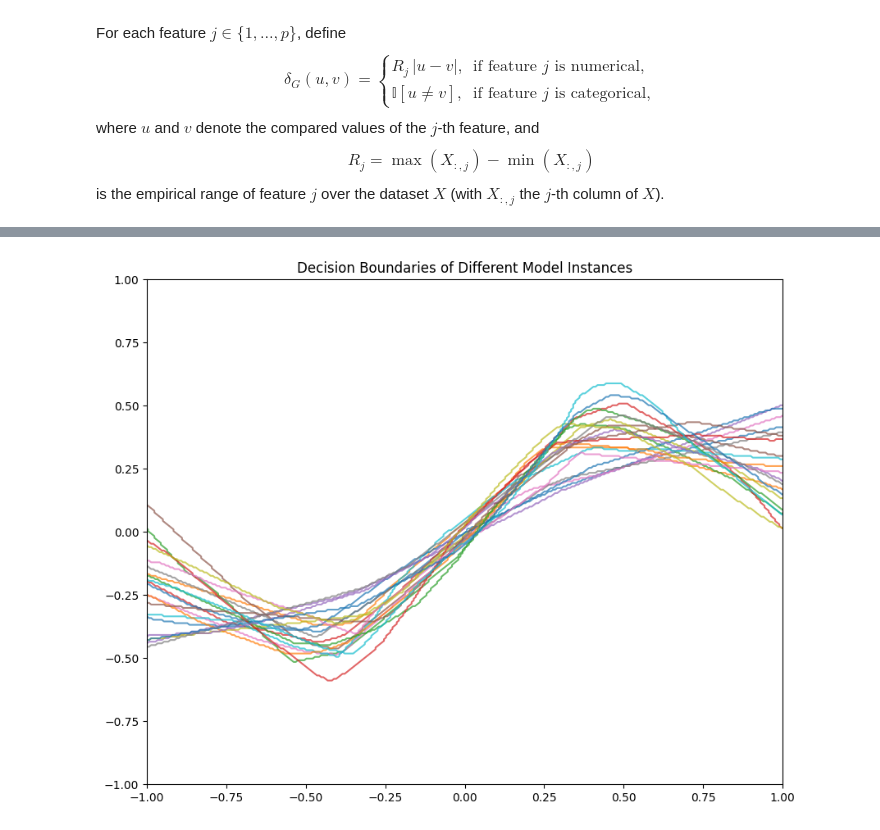
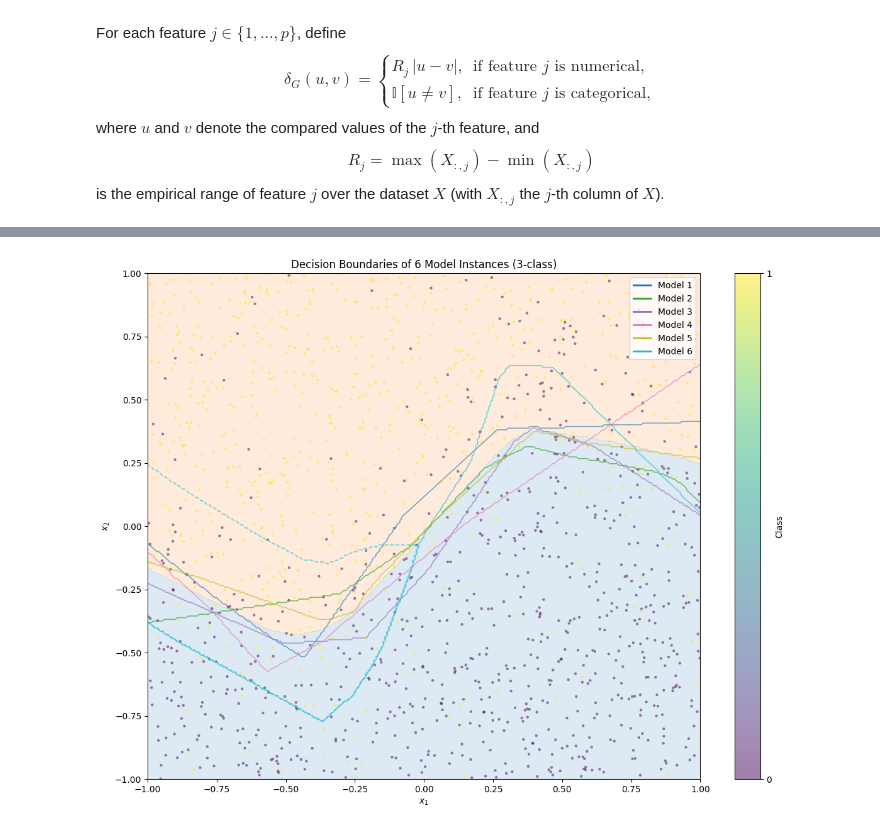
Before and after one commit to 42logos/uamocf, a Jupyter notebook: nd_mmo.ipynb, the cells around one changed output, grey strips where cells are left out. Cells and saved outputs as stored; diff of their text form; code cells hidden in the pictures.

```diff
--- a/nd_mmo.ipynb
+++ b/nd_mmo.ipynb
@@ -225,8 +457,8 @@ class SimpleNN(nn.Module):
         self.net = nn.Sequential(
             nn.Linear(2, 16), nn.ReLU(),
             nn.Linear(16, 16), nn.ReLU(),
-            # nn.Linear(16, 16), nn.ReLU(),
-            nn.Linear(16, 2)
+            nn.Linear(16, 16), nn.ReLU(),
+            nn.Linear(16, 3)
         )
 
     def forward(self, x):
@@ -369,7 +626,7 @@ is the empirical range of feature $j$ over the dataset $X$
 # %%
 # now we repeating the data generation with the model training to get the different model weights and posterior distributions of the model parameters
 
-num_repeats = 20
+num_repeats = 5
 models = []
 
 for repeat in range(num_repeats):
@@ -423,17 +680,75 @@ for repeat in range(num_repeats):
     models.append(_model)
 # %%
 models.append(model)  # include the first model as well
-#now we draw the decision boundary for each model in one plot
-plt.figure(figsize=(10, 8))
+
+# Draw multi-class decision boundaries for each model
+# Works for both binary and multi-class classification
+
+plt.figure(figsize=(12, 9))
 
 xx, yy = np.meshgrid(np.linspace(-1, 1, 300), np.linspace(-1.0, 1, 300))
 grid = np.c_[xx.ravel(), yy.ravel()]
 
+# Detect number of classes from first model output
+with torch.no_grad():
+    sample_out = model(torch.tensor(grid[:1], dtype=torch.float32).to(device))
+    n_classes = sample_out.shape[1]
+
+print(f"Detected {n_classes} classes")
+
+# Color palette for models (different models get different colors)
+model_colors = plt.cm.tab10(np.linspace(0, 1, len(models)))
+
+# Class boundary colors (consistent across models)
+class_colors = ['#1f77b4', '#ff7f0e', '#d62728', '#2ca02c', '#9467bd', '#8c564b']
+
 for i, _model in enumerate(models):
-    Z = _model(torch.tensor(grid, dtype=torch.float32).to(device)).detach().cpu().numpy()
-    Z = np.argmax(Z, axis=1).reshape(xx.shape)
-    plt.contour(xx, yy, Z, levels=[0.5], colors=f"C{i}", alpha=0.7, label=f'Model {i+1} Boundary')
-# plt.tricontourf(X[:, 0], X[:, 1], p1, levels=5270, cmap="viridis", alpha=0.3)
-# plt.colorbar(label=r"$P_{Y\mid X}(1\mid x)$")
-plt.title("Decision Boundaries of Different Model Instances")
+    _model.eval()
+    with torch.no_grad():
+        Z = _model(torch.tensor(grid, dtype=torch.float32).to(device)).detach().cpu().numpy()
+
+    # Get predicted class for each grid point
+    Z_class = np.argmax(Z, axis=1).reshape(xx.shape)
+
+    if n_classes == 2:
+        # Binary: single decision boundary at 0.5
+        plt.contour(xx, yy, Z_class, levels=[0.5],
+                   colors=[model_colors[i]], alpha=0.7, linewidths=1.5)
+    else:
+        # Multi-class: draw boundaries between all class regions
+        # Use contour at each class transition
+        for c in range(n_classes - 1):
+            cs = plt.contour(xx, yy, Z_class, levels=[c + 0.5],
+                            colors=[model_colors[i]], alpha=0.6, linewidths=1.2,
+                            linestyles=['solid', 'dashed', 'dotted'][c % 3])
+
+# Add filled regions showing mean prediction across models (optional overlay)
+mean_probs = np.zeros((grid.shape[0], n_classes))
+for _model in models:
+    _model.eval()
+    with torch.no_grad():
+        probs = nn.Softmax(dim=1)(_model(torch.tensor(grid, dtype=torch.float32).to(device))).cpu().numpy()
+    mean_probs += probs
+mean_probs /= len(models)
+
+# Background: show ensemble mean class prediction
+Z_ensemble = np.argmax(mean_probs, axis=1).reshape(xx.shape)
+plt.contourf(xx, yy, Z_ensemble, levels=np.arange(-0.5, n_classes, 1),
+             colors=class_colors[:n_classes], alpha=0.15)
+
+# Scatter the data points
+plt.scatter(X[:, 0], X[:, 1], c=Y, cmap='viridis', s=10, alpha=0.5, edgecolors='none')
+
+# Create legend entries for models
+from matplotlib.lines import Line2D
+legend_elements = [Line2D([0], [0], color=model_colors[i], linewidth=2,
+                          label=f'Model {i+1}') for i in range(len(models))]
+plt.legend(handles=legend_elements, loc='upper right')
+
+plt.xlabel("$x_1$")
+plt.ylabel("$x_2$")
+plt.title(f"Decision Boundaries of {len(models)} Model Instances ({n_classes}-class)")
+plt.colorbar(label="Class", ticks=range(n_classes))
+plt.tight_layout()
+plt.show()
 # %% [output]
@@ -441,4 +756,4 @@ Text(0.5, 1.0, 'Decision Boundaries of Different Model Instances')
-[figure, old version]
+[figure, new version]
 # %%
 # now we build the emsemble model
 from typing_extensions import Self
```
Also changed, not shown: parts of 22 cells of this notebook, 2 other files.
